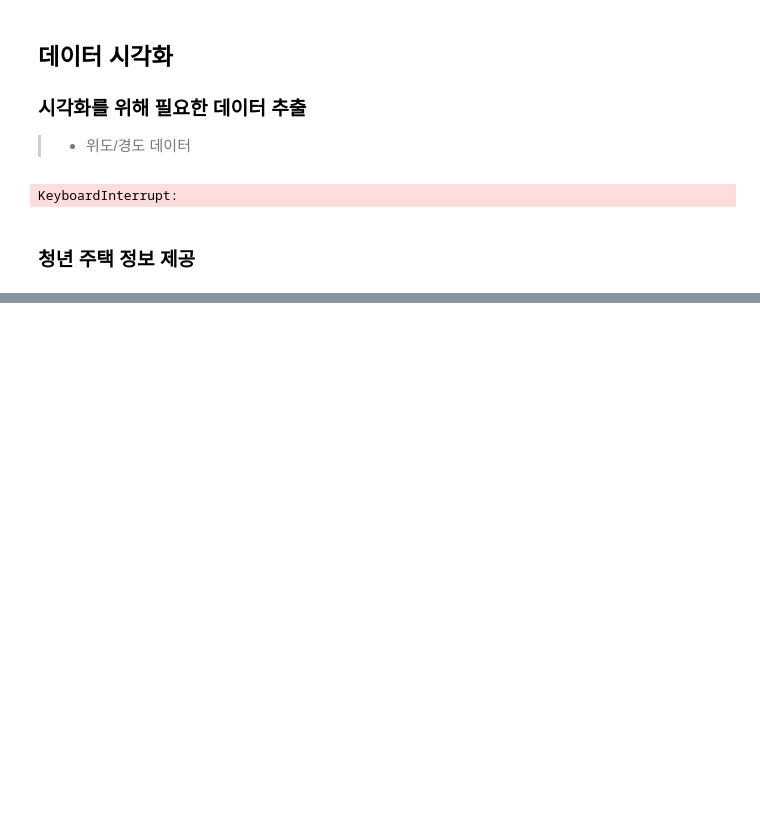
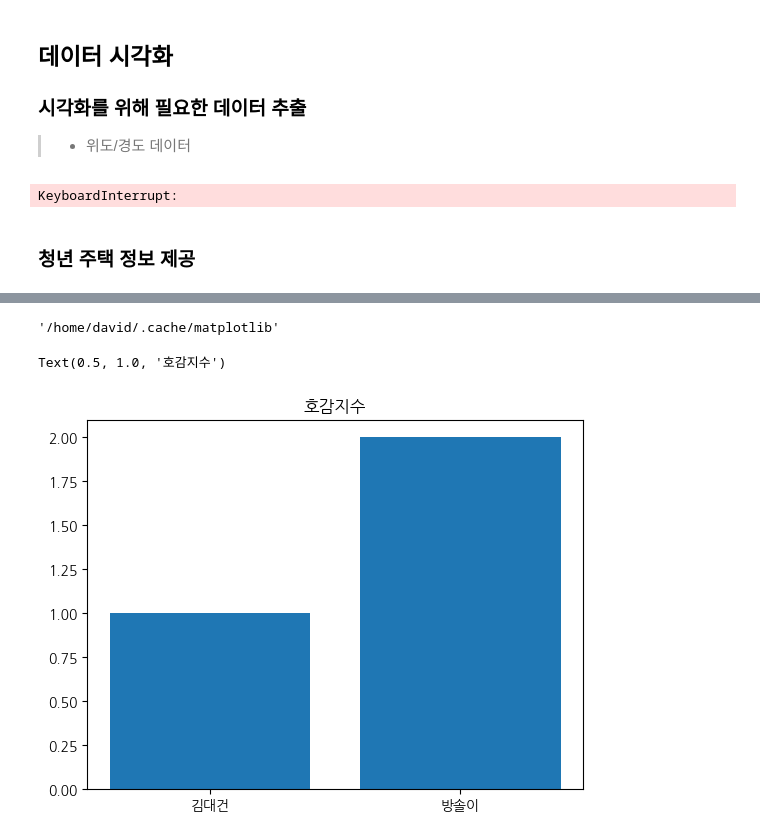
Before and after one commit to Abel3005/realestate, a Jupyter notebook: Datavisualization.ipynb, the cells around one changed output, grey strips where cells are left out. Cells and saved outputs as stored; diff of their text form; code cells hidden in the pictures; blank space fills up the shorter version.

```diff
--- a/Datavisualization.ipynb
+++ b/Datavisualization.ipynb
@@ -127,0 +199,7 @@ popmap.save("./final.html")
+# %%
+import matplotlib
+
+#matplot 캐시디렉토리 찾기
+matplotlib.get_cachedir()
+# %% [output]
+'/home/david/.cache/matplotlib'
@@ -127,0 +210,8 @@ popmap.save("./final.html")
+# %%
+import matplotlib.pyplot as plt
+
+plt.bar(['김대건','방솔이'],[1,2])
+plt.title('호감지수')
+# %% [output]
+Text(0.5, 1.0, '호감지수')
+[figure, added]
```
Also changed, not shown: parts of 10 cells of this notebook, 14 other files.
